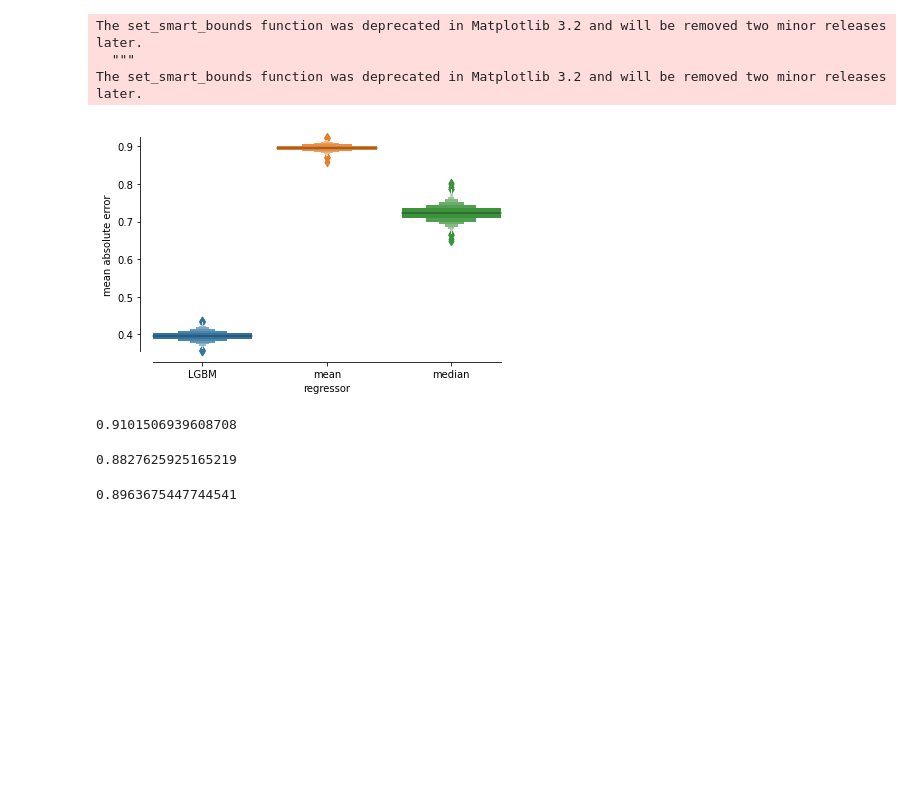
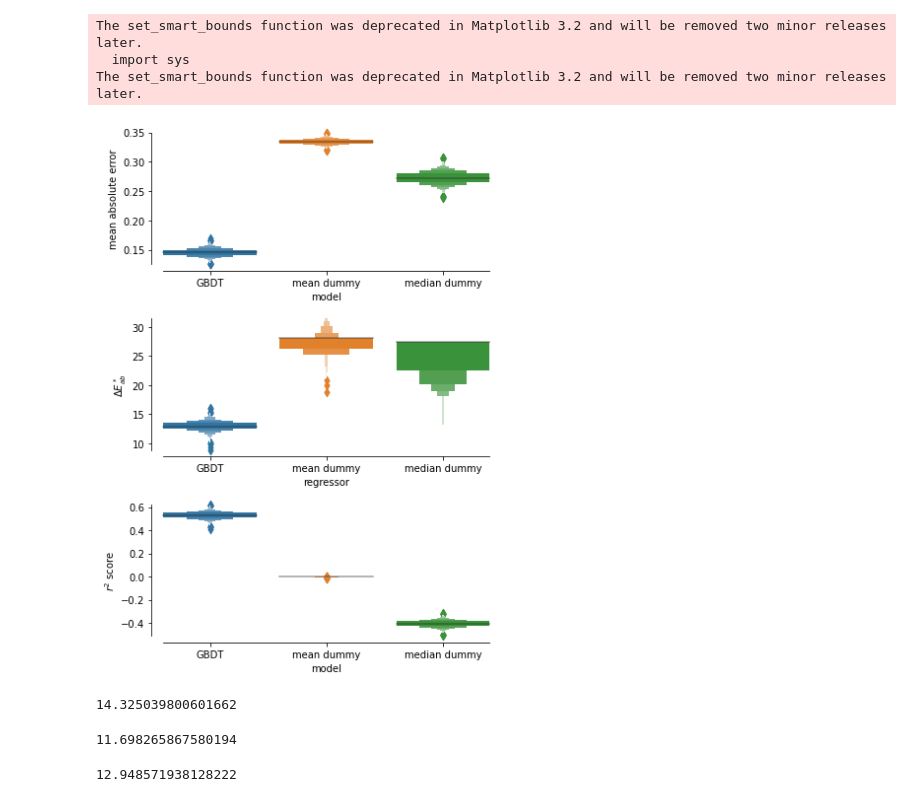
Before and after one commit to kjappelbaum/colorml, a Jupyter notebook: notebooks/summarize_metrics.ipynb, the cells around one changed output. Drawn from its saved outputs; the diff is of its cells as text; code cells hidden in the pictures; blank space fills up the shorter version.

```diff
--- a/notebooks/summarize_metrics.ipynb
+++ b/notebooks/summarize_metrics.ipynb
@@ -16,37 +27,55 @@ maes =   {'model': ['LGBM'] * len(df_results) + ['mean'] * len(df_mean) + ['medi
           'mae': list(df_results['mae']) + list(df_mean['mae']) + list(df_median['mae'])
          }
+# %%
+delta_es =   {'model': ['GBDT'] * len(df_results) + ['mean dummy'] * len(df_mean) + ['median dummy'] * len(df_median),
+          'es': list(df_results['median_delta_e']) + list(df_mean['median_delta_e']) + list(df_median['median_delta_e'])
+         }
+# %%
+delta_r2 =   {'model': ['GBDT'] * len(df_results) + ['mean dummy'] * len(df_mean) + ['median dummy'] * len(df_median),
+          'r2': list(df_results['r2']) + list(df_mean['r2']) + list(df_median['r2'])
+         }
 # %%
 df_mae = pd.DataFrame(maes)
+# %%
+df_es = pd.DataFrame(delta_es)
+# %%
+df_r2 = pd.DataFrame(delta_r2)
 # %%
-fig, ax = plt.subplots()
+fig, ax = plt.subplots(3,1, figsize=(6,8))
 
-ax.spines['top'].set_color('none')
-ax.spines['right'].set_color('none')
-ax.spines['left'].set_smart_bounds(True)
-ax.spines['bottom'].set_smart_bounds(True)
 
-sns.boxenplot(data=df_mae, x='model', y='mae', ax=ax)
+for a in ax:
+    a.spines['top'].set_color('none')
+    a.spines['right'].set_color('none')
+    a.spines['left'].set_smart_bounds(True)
+    a.spines['bottom'].set_smart_bounds(True)
 
-ax.set_xlabel('regressor')
-ax.set_ylabel('mean absolute error')
+sns.boxenplot(data=df_mae, x='model', y='mae', ax=ax[0])
+sns.boxenplot(data=df_es, x='model', y='es', ax=ax[1])
+sns.boxenplot(data=df_r2, x='model', y='r2', ax=ax[2])
+
+ax[1].set_xlabel('regressor')
+ax[0].set_ylabel('mean absolute error')
+ax[1].set_ylabel(r'$\Delta E^*_{ab}$')
+ax[2].set_ylabel(r'$r^2$ score')
 
 fig.tight_layout()
 
-fig.savefig('mae_bootsrapped.pdf', bbox_inches='tight')
+fig.savefig('../results/metrics_bootsrapped.pdf', bbox_inches='tight')
 # %% [output]
 The set_smart_bounds function was deprecated in Matplotlib 3.2 and will be removed two minor releases later.
-  """
+  import sys
 The set_smart_bounds function was deprecated in Matplotlib 3.2 and will be removed two minor releases later.
-[figure, old version]
+[figure, new version]
 # %%
-np.percentile(df_mean['mae'], 95)
+np.percentile(df_results['median_delta_e'], 95)
 # %% [output]
-0.9101506939608708
+14.325039800601662
 # %%
-np.percentile(df_mean['mae'], 5)
+np.percentile(df_results['median_delta_e'], 5)
 # %% [output]
-0.8827625925165219
+11.698265867580194
-# %%
-df_mean['mae'].mean()
-# %% [output]
-0.8963675447744541
+# %%
+df_results['median_delta_e'].mean()
+# %% [output]
+12.948571938128222
```
Also changed, not shown: parts of 5 cells of this notebook, 2 other files.
